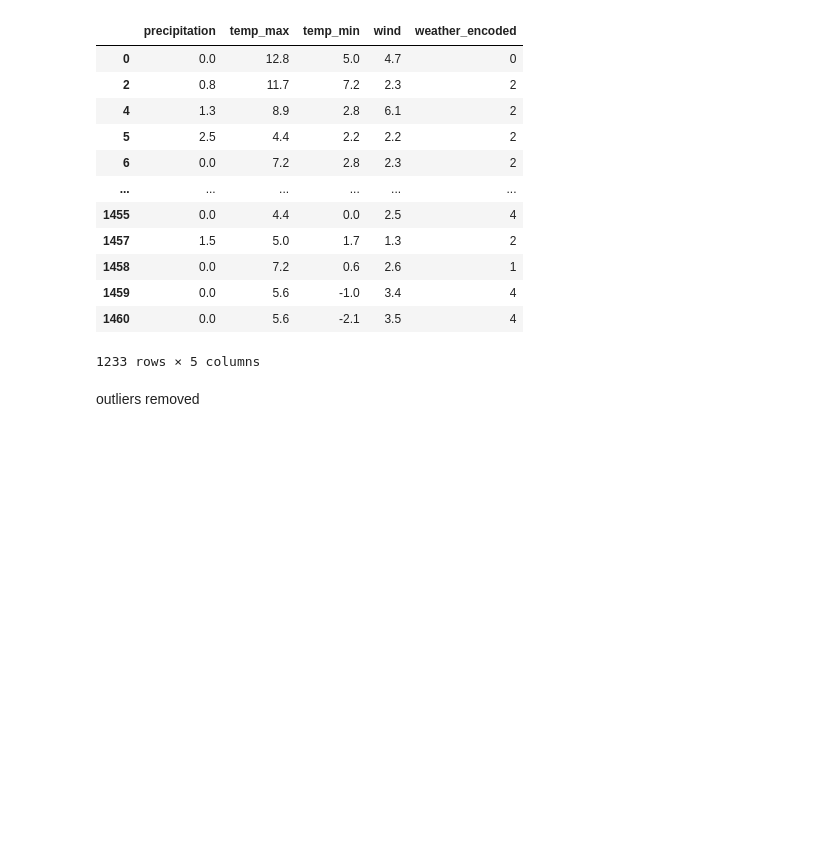
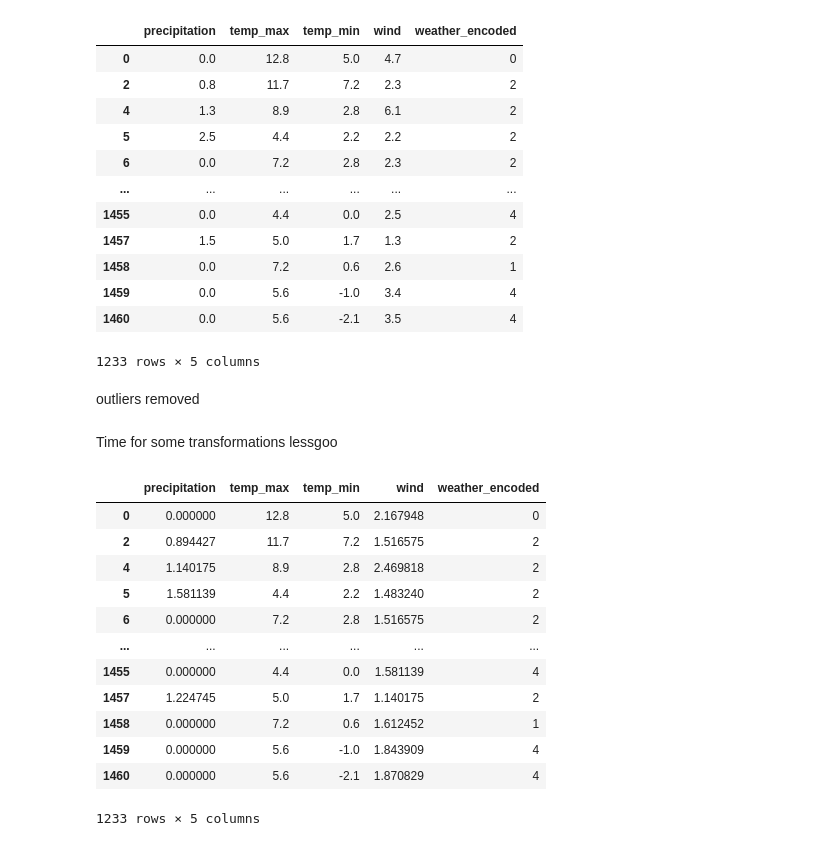
Before and after one commit to KrishBnsl/weather-prediction, a Jupyter notebook: weather_prediction.ipynb, the cells around one changed output. Drawn from its saved outputs; the diff is of its cells as text; code cells hidden in the pictures; blank space fills up the shorter version.

```diff
--- a/weather_prediction.ipynb
+++ b/weather_prediction.ipynb
@@ -288,3 +289,5 @@ df
 1233 rows × 5 columns
 # %% [markdown]
 outliers removed
+# %% [markdown]
+Time for some transformations lessgoo
@@ -290,0 +298,16 @@ outliers removed
+# %%
+df
+# %% [output]
+|  | precipitation | temp_max | temp_min | wind | weather_encoded |
+| 0 | 0.000000 | 12.8 | 5.0 | 2.167948 | 0 |
+| 2 | 0.894427 | 11.7 | 7.2 | 1.516575 | 2 |
+| 4 | 1.140175 | 8.9 | 2.8 | 2.469818 | 2 |
+| 5 | 1.581139 | 4.4 | 2.2 | 1.483240 | 2 |
+| 6 | 0.000000 | 7.2 | 2.8 | 1.516575 | 2 |
+| ... | ... | ... | ... | ... | ... |
+| 1455 | 0.000000 | 4.4 | 0.0 | 1.581139 | 4 |
+| 1457 | 1.224745 | 5.0 | 1.7 | 1.140175 | 2 |
+| 1458 | 0.000000 | 7.2 | 0.6 | 1.612452 | 1 |
+| 1459 | 0.000000 | 5.6 | -1.0 | 1.843909 | 4 |
+| 1460 | 0.000000 | 5.6 | -2.1 | 1.870829 | 4 |
+1233 rows × 5 columns
```
Also changed, not shown: parts of 7 cells of this notebook.
